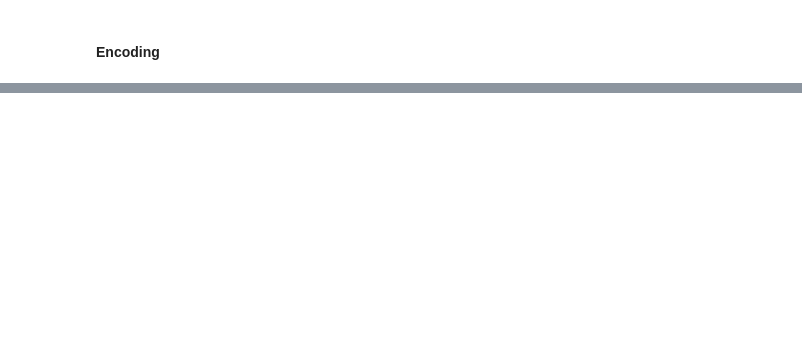
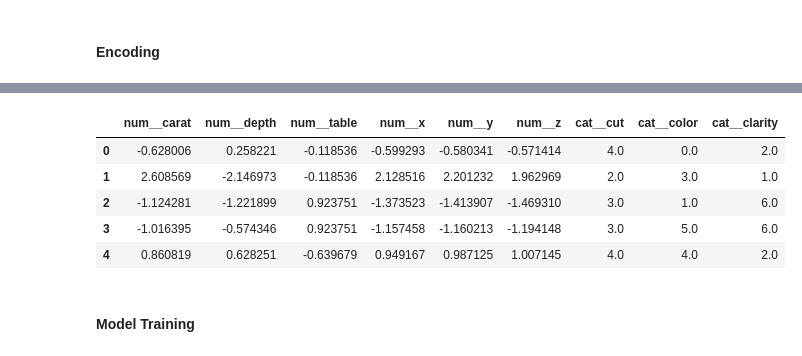
Before and after one commit to GaneshM35/ml-engineering-playbook, a Jupyter notebook: experiment/experiments.ipynb, the cells around one changed output, grey strips where cells are left out. Saved outputs shown, nothing was run; the diff lists cells and outputs as text; code cells hidden in the pictures; blank space fills up the shorter version.

```diff
--- a/experiment/experiments.ipynb
+++ b/experiment/experiments.ipynb
@@ -125,0 +182,13 @@ sns.boxplot(x=data["cut"],y=data["price"])
+# %%
+X_test=preprocessor.transform(X_test)
+X_test=pd.DataFrame(X_test,columns=preprocessor.get_feature_names_out())
+X_test.head()
+# %% [output]
+|  | num__carat | num__depth | num__table | num__x | num__y | num__z | cat__cut | cat__color | cat__clarity |
+| 0 | -0.628006 | 0.258221 | -0.118536 | -0.599293 | -0.580341 | -0.571414 | 4.0 | 0.0 | 2.0 |
+| 1 | 2.608569 | -2.146973 | -0.118536 | 2.128516 | 2.201232 | 1.962969 | 2.0 | 3.0 | 1.0 |
+| 2 | -1.124281 | -1.221899 | 0.923751 | -1.373523 | -1.413907 | -1.469310 | 3.0 | 1.0 | 6.0 |
+| 3 | -1.016395 | -0.574346 | 0.923751 | -1.157458 | -1.160213 | -1.194148 | 3.0 | 5.0 | 6.0 |
+| 4 | 0.860819 | 0.628251 | -0.639679 | 0.949167 | 0.987125 | 1.007145 | 4.0 | 4.0 | 2.0 |
+# %% [markdown]
+#### Model Training
```
Also changed, not shown: parts of 20 cells of this notebook, 1 other file.
